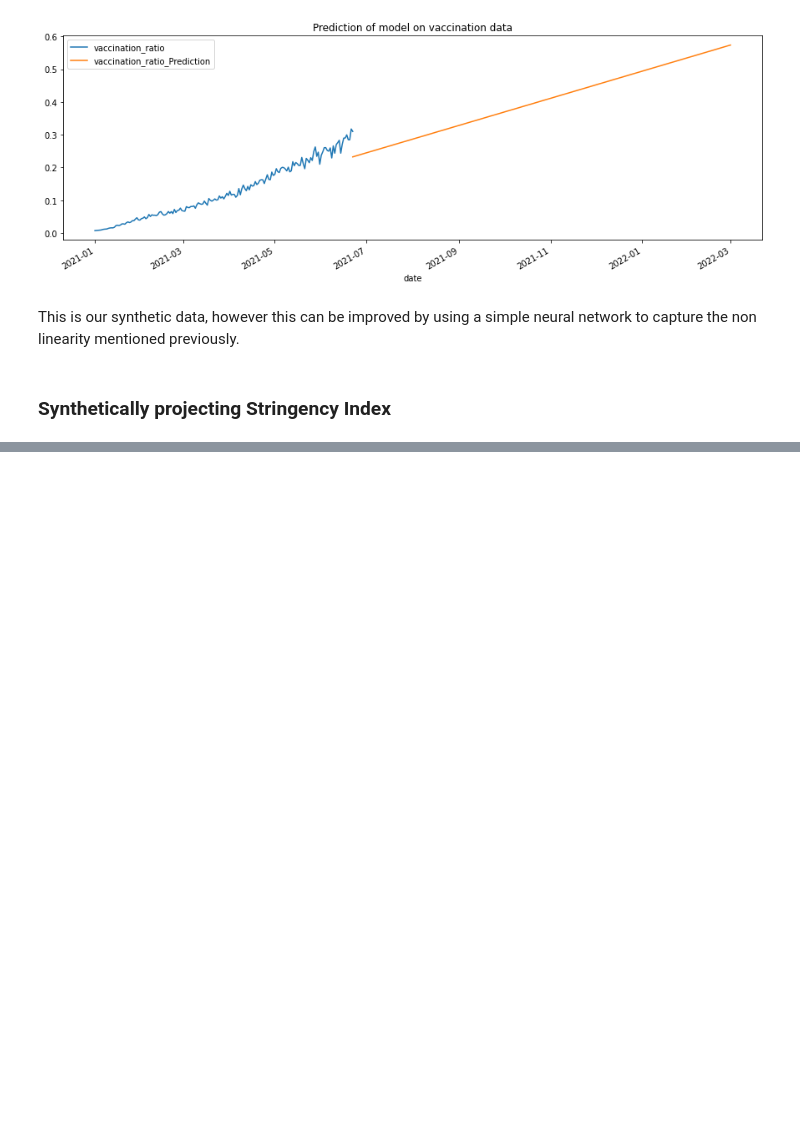
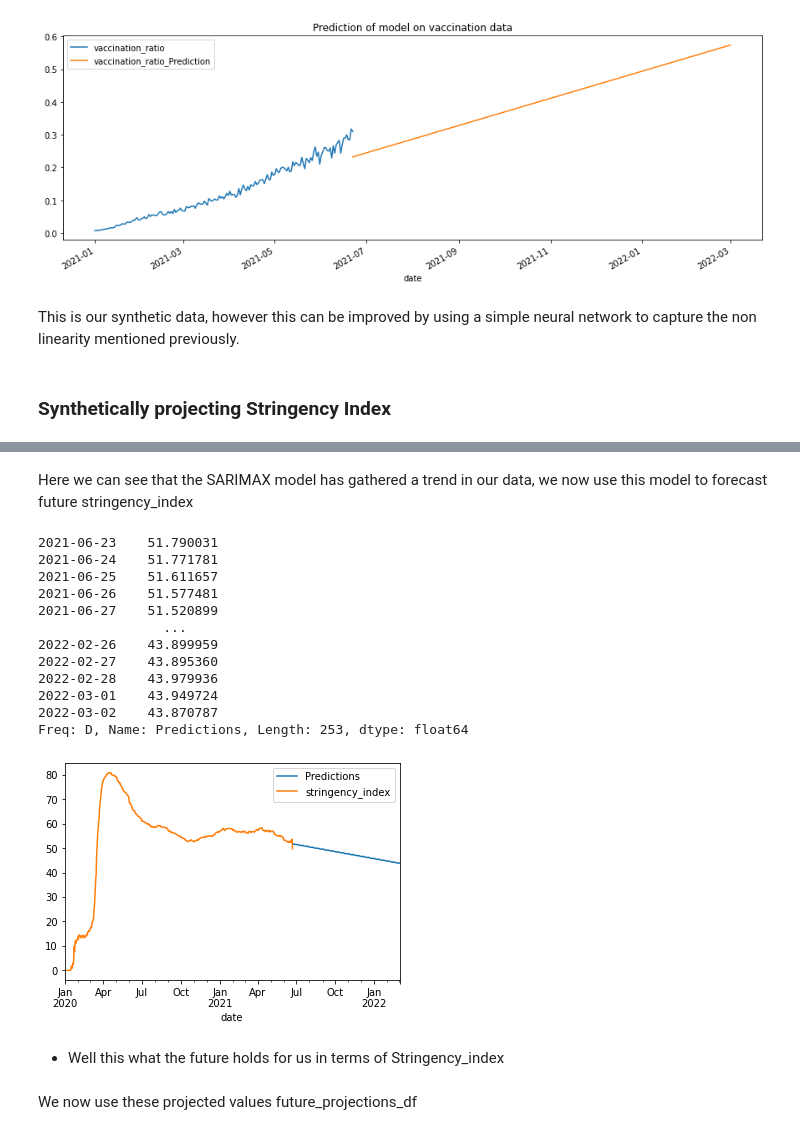
Before and after one commit to DjAzDeck/aiHackCovid, a Jupyter notebook: Creating_synthetic_dataForProjection.ipynb, the cells around one changed output, grey strips where cells are left out. Cells and saved outputs as stored; diff of their text form; code cells hidden in the pictures; blank space fills up the shorter version.

```diff
--- a/Creating_synthetic_dataForProjection.ipynb
+++ b/Creating_synthetic_dataForProjection.ipynb
@@ -69,9 +70,11 @@ _ = vaccination_df_all[['vaccination_ratio','vaccination_ratio_Prediction_linreg
    - The hidden layer
 # %%
 days = pd.date_range(start='2021-06-22', end=end_date)
-projection_10_months = pd.DataFrame(data=days, index = range(len(days)), columns=['date'])
-projection_10_months = projection_10_months.set_index('date')
+future_projections = pd.DataFrame(data=days, index = range(len(days)), columns=['date'])
+future_projections = future_projections.set_index('date')
 #projection_10_months = vaccination_df.append(projection_10_months)
 # %%
-projection_10_months['days_from_start'] = (projection_10_months.index - vaccination_df.index[0]).days
+future_projections['days_from_start'] = (future_projections.index - vaccination_df.index[0]).days
+visualization_df = future_projections.copy()
+future_projections['vaccination_ratio'] = model.predict(future_projections)
 # %%
@@ -104,2 +93,4 @@ projection_10_months
+# %%
+future_projections.insert(loc=2,column='stringency_index',value=[0.0]*len(future_projections))
 # %%
 stringency_df = sample_df.drop(sample_df.columns.difference(['stringency_index']), 1, inplace=False)
@@ -211,0 +209,35 @@ stringency_df_train
+# %% [markdown]
+Here we can see that the SARIMAX model has gathered a trend in our data, we now use this model to forecast future stringency_index
+# %%
+
+start = len(stringency_df)
+end = len(stringency_df)+len(future_projections) - 1
+
+# Predictions against the test set
+stringency_predictions = result.predict(start, end,
+                             typ = 'levels').rename("Predictions")
+
+# plot predictions and actual values
+stringency_predictions.plot(legend = True)
+stringency_df['stringency_index'].plot(legend = True)
+
+
+result.predict(start, end,typ = 'levels').rename("Predictions")
+# %% [output]
+2021-06-23    51.790031
+2021-06-24    51.771781
+2021-06-25    51.611657
+2021-06-26    51.577481
+2021-06-27    51.520899
+                ...
+2022-02-26    43.899959
+2022-02-27    43.895360
+2022-02-28    43.979936
+2022-03-01    43.949724
+2022-03-02    43.870787
+Freq: D, Name: Predictions, Length: 253, dtype: float64
+[figure, added]
+# %% [markdown]
+- Well this what the future holds for us in terms of Stringency_index
+# %% [markdown]
+We now use these projected values future_projections_df
```
Also changed, not shown: parts of 16 cells of this notebook.
